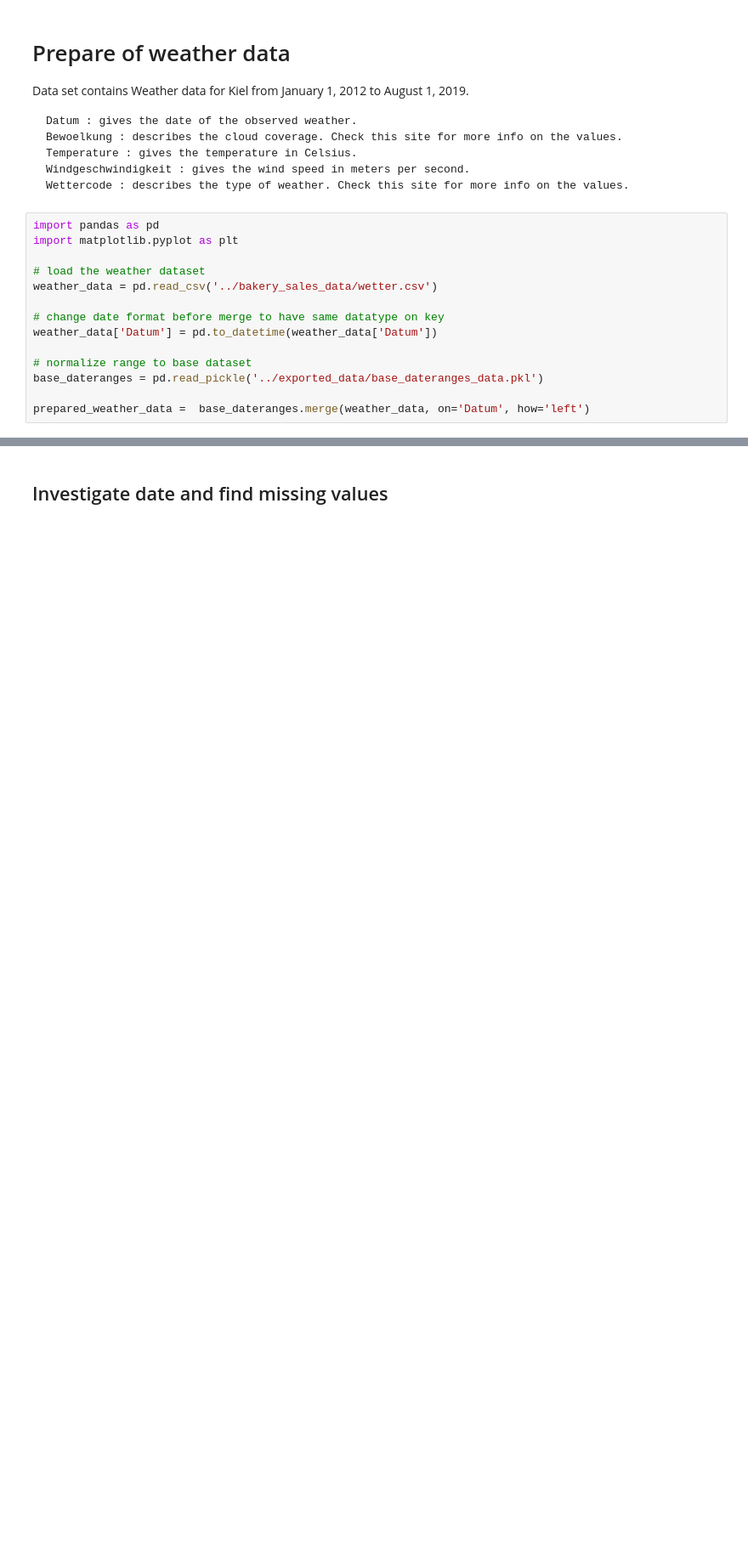
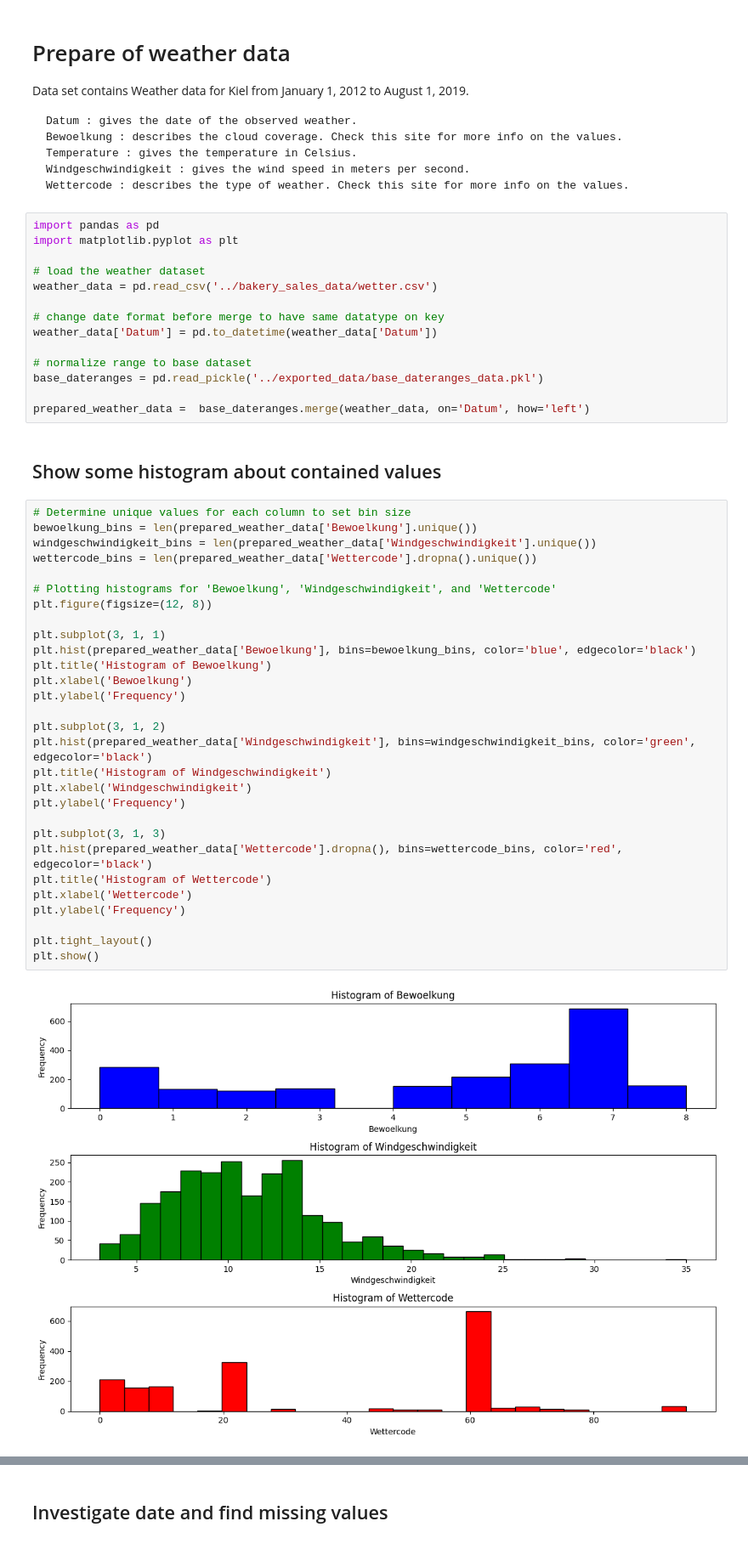
Before and after one commit to sebkrueger/bakery__sales_prediction_ml_project, a Jupyter notebook: 0_DataPreparation/prepare_weather_data.ipynb, the cells around one changed output, grey strips where cells are left out. Shown: that part at 85% size. Drawn from its saved outputs; the diff is of its cells as text; blank space fills up the shorter version.

Commit message:
calculate more weatherdata and improve base model

```diff
--- a/0_DataPreparation/prepare_weather_data.ipynb
+++ b/0_DataPreparation/prepare_weather_data.ipynb
@@ -22,3 +22,36 @@ weather_data['Datum'] = pd.to_datetime(weather_data['Datum'])
 base_dateranges = pd.read_pickle('../exported_data/base_dateranges_data.pkl')
 
 prepared_weather_data =  base_dateranges.merge(weather_data, on='Datum', how='left')
+# %% [markdown]
+## Show some histogram about contained values
+# %%
+# Determine unique values for each column to set bin size
+bewoelkung_bins = len(prepared_weather_data['Bewoelkung'].unique())
+windgeschwindigkeit_bins = len(prepared_weather_data['Windgeschwindigkeit'].unique())
+wettercode_bins = len(prepared_weather_data['Wettercode'].dropna().unique())
+
+# Plotting histograms for 'Bewoelkung', 'Windgeschwindigkeit', and 'Wettercode'
+plt.figure(figsize=(12, 8))
+
+plt.subplot(3, 1, 1)
+plt.hist(prepared_weather_data['Bewoelkung'], bins=bewoelkung_bins, color='blue', edgecolor='black')
+plt.title('Histogram of Bewoelkung')
+plt.xlabel('Bewoelkung')
+plt.ylabel('Frequency')
+
+plt.subplot(3, 1, 2)
+plt.hist(prepared_weather_data['Windgeschwindigkeit'], bins=windgeschwindigkeit_bins, color='green', edgecolor='black')
+plt.title('Histogram of Windgeschwindigkeit')
+plt.xlabel('Windgeschwindigkeit')
+plt.ylabel('Frequency')
+
+plt.subplot(3, 1, 3)
+plt.hist(prepared_weather_data['Wettercode'].dropna(), bins=wettercode_bins, color='red', edgecolor='black')
+plt.title('Histogram of Wettercode')
+plt.xlabel('Wettercode')
+plt.ylabel('Frequency')
+
+plt.tight_layout()
+plt.show()
+# %% [output]
+[figure, added]
```
Also changed, not shown: parts of 3 cells of this notebook, 10 other files.
